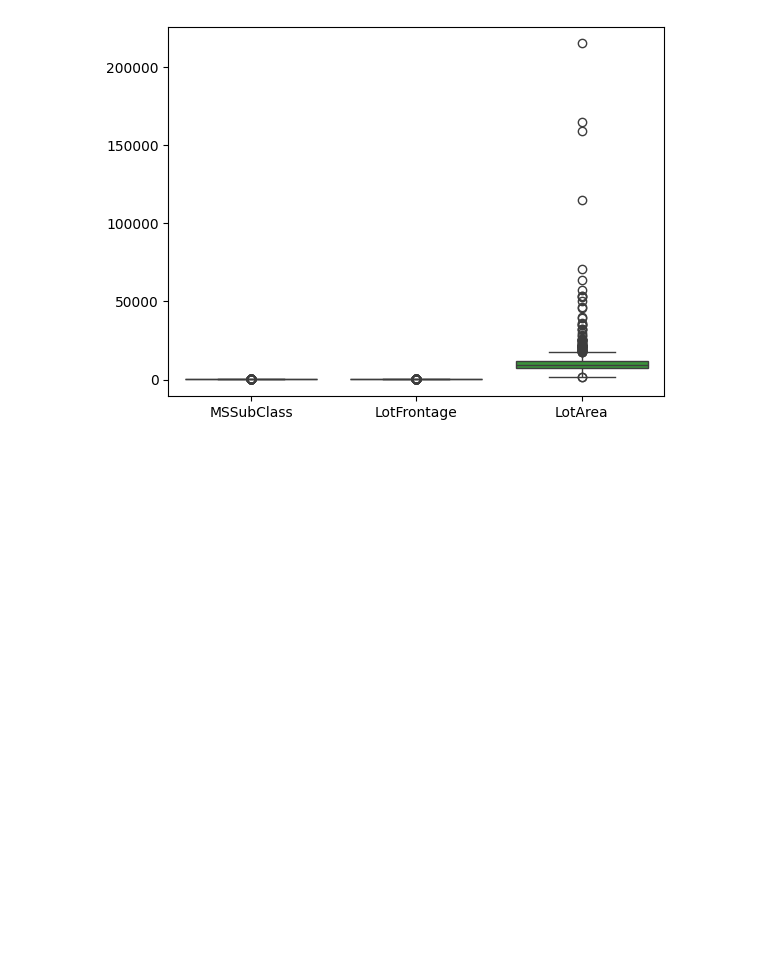
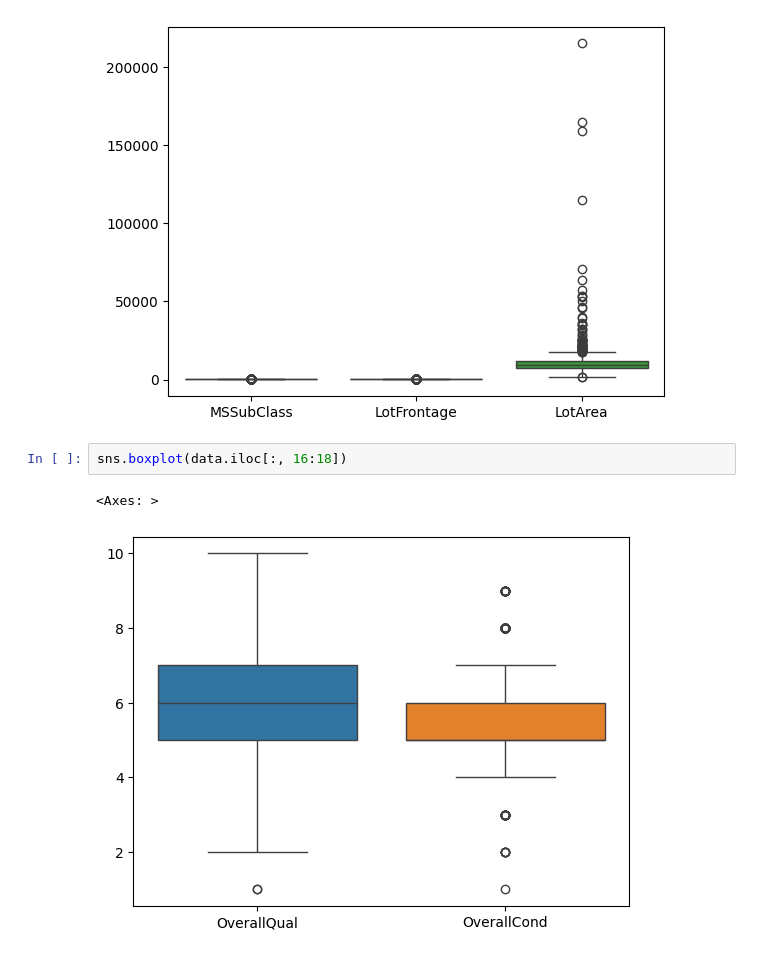
Before and after one commit to hyun-sun0920/fintech, a Jupyter notebook: 06 deep_learning/13아이오와에임스지역_집값예측_선생님.ipynb, the cells around one changed output. Saved outputs shown, nothing was run; the diff lists cells and outputs as text; blank space fills up the shorter version.

```diff
--- a/06 deep_learning/13아이오와에임스지역_집값예측_선생님.ipynb
+++ b/06 deep_learning/13아이오와에임스지역_집값예측_선생님.ipynb
@@ -118,3 +118,8 @@ sns.boxplot(data.iloc[:, 1:5])
 # %% [output]
 <Axes: >
 [figure]
+# %%
+sns.boxplot(data.iloc[:, 16:18])
+# %% [output]
+<Axes: >
+[figure, added]
```
Also changed, not shown: parts of 17 cells of this notebook, 21 other files.
